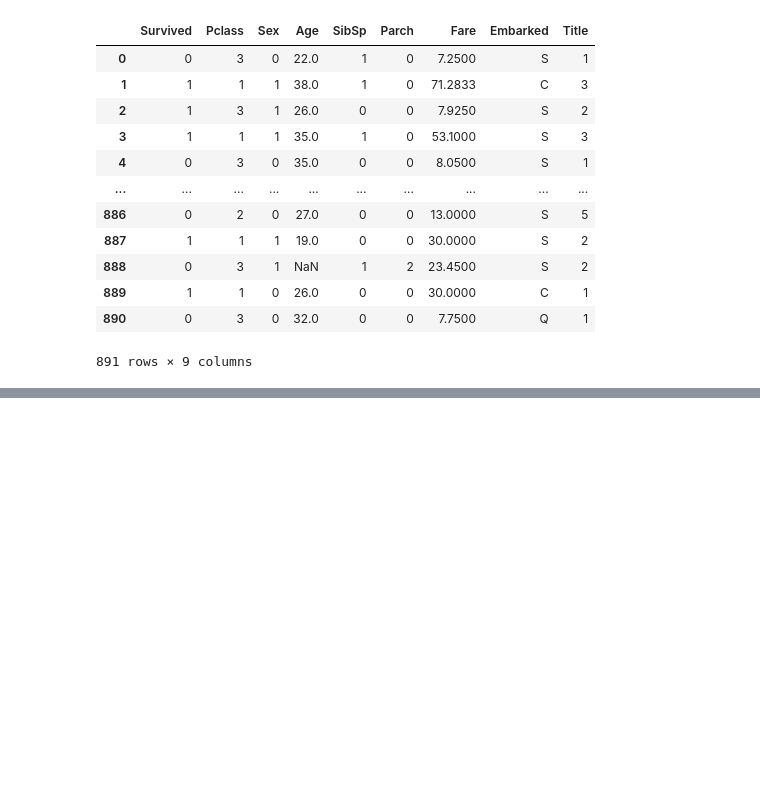
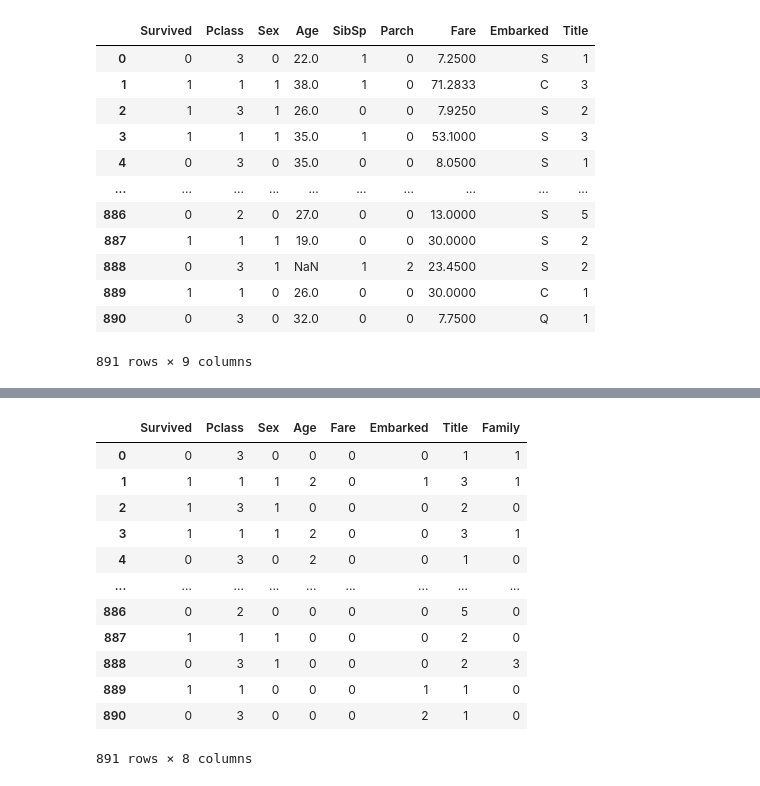
Before and after one commit to OhyunHighSchoolML/jangjo123, a Jupyter notebook: titanic.ipynb, the cells around one changed output, grey strips where cells are left out. Saved outputs shown, nothing was run; the diff lists cells and outputs as text; code cells hidden in the pictures; blank space fills up the shorter version.

```diff
--- a/titanic.ipynb
+++ b/titanic.ipynb
@@ -421,0 +657,2 @@ train_df
+# %%
+train_df.drop(['AgeBand','FareBand','SibSp','Parch'],axis = 1,inplace = True)
@@ -421,0 +674,16 @@ train_df
+# %%
+train_df
+# %% [output]
+|  | Survived | Pclass | Sex | Age | Fare | Embarked | Title | Family |
+| 0 | 0 | 3 | 0 | 0 | 0 | 0 | 1 | 1 |
+| 1 | 1 | 1 | 1 | 2 | 0 | 1 | 3 | 1 |
+| 2 | 1 | 3 | 1 | 0 | 0 | 0 | 2 | 0 |
+| 3 | 1 | 1 | 1 | 2 | 0 | 0 | 3 | 1 |
+| 4 | 0 | 3 | 0 | 2 | 0 | 0 | 1 | 0 |
+| ... | ... | ... | ... | ... | ... | ... | ... | ... |
+| 886 | 0 | 2 | 0 | 0 | 0 | 0 | 5 | 0 |
+| 887 | 1 | 1 | 1 | 0 | 0 | 0 | 2 | 0 |
+| 888 | 0 | 3 | 1 | 0 | 0 | 0 | 2 | 3 |
+| 889 | 1 | 1 | 0 | 0 | 0 | 1 | 1 | 0 |
+| 890 | 0 | 3 | 0 | 0 | 0 | 2 | 1 | 0 |
+891 rows × 8 columns
```
Also changed, not shown: parts of 41 cells of this notebook.
